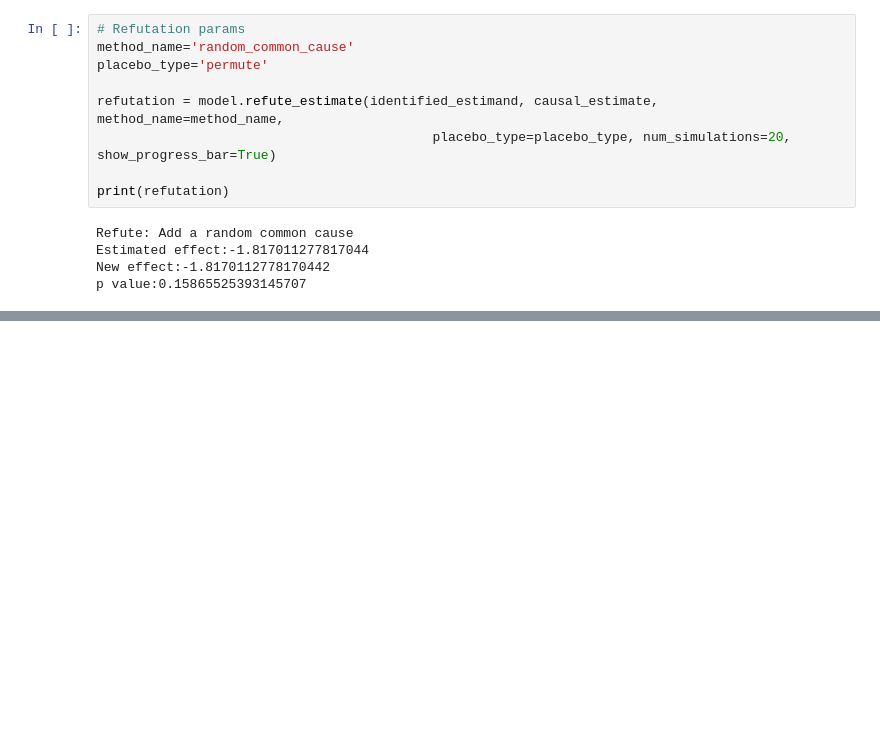
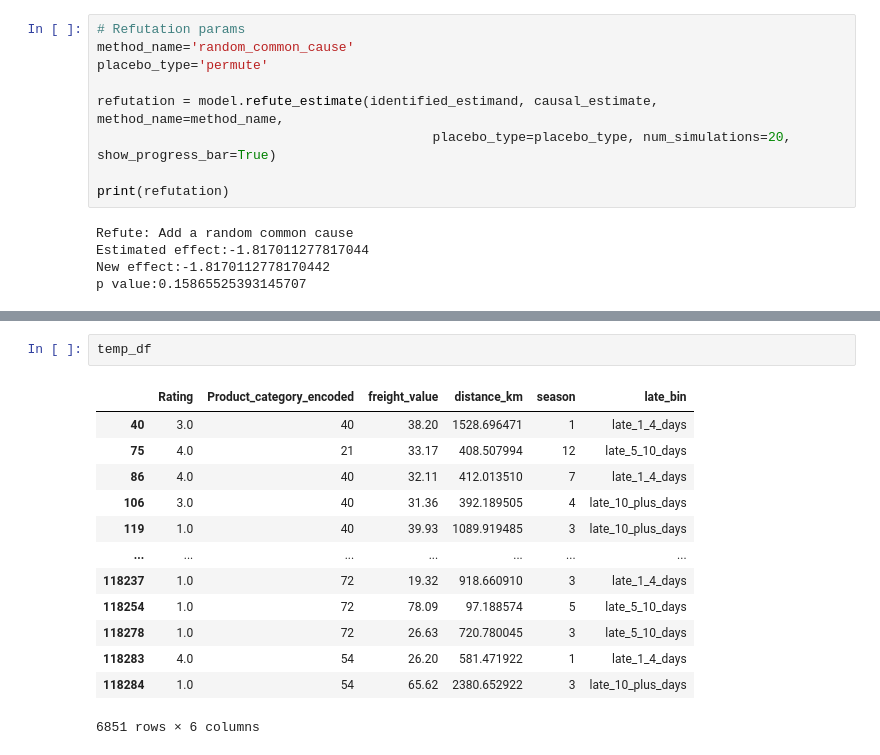
Before and after one commit to juanpi19/causal-inference-marketplace, a Jupyter notebook: notebooks/model-development.ipynb, the cells around one changed output, grey strips where cells are left out. Drawn from its saved outputs; the diff is of its cells as text; blank space fills up the shorter version.

```diff
--- a/notebooks/model-development.ipynb
+++ b/notebooks/model-development.ipynb
@@ -193,0 +439,16 @@ p value:0.15865525393145707
+# %%
+temp_df
+# %% [output]
+|  | Rating | Product_category_encoded | freight_value | distance_km | season | late_bin |
+| 40 | 3.0 | 40 | 38.20 | 1528.696471 | 1 | late_1_4_days |
+| 75 | 4.0 | 21 | 33.17 | 408.507994 | 12 | late_5_10_days |
+| 86 | 4.0 | 40 | 32.11 | 412.013510 | 7 | late_1_4_days |
+| 106 | 3.0 | 40 | 31.36 | 392.189505 | 4 | late_10_plus_days |
+| 119 | 1.0 | 40 | 39.93 | 1089.919485 | 3 | late_10_plus_days |
+| ... | ... | ... | ... | ... | ... | ... |
+| 118237 | 1.0 | 72 | 19.32 | 918.660910 | 3 | late_1_4_days |
+| 118254 | 1.0 | 72 | 78.09 | 97.188574 | 5 | late_5_10_days |
+| 118278 | 1.0 | 72 | 26.63 | 720.780045 | 3 | late_5_10_days |
+| 118283 | 4.0 | 54 | 26.20 | 581.471922 | 1 | late_1_4_days |
+| 118284 | 1.0 | 54 | 65.62 | 2380.652922 | 3 | late_10_plus_days |
+6851 rows × 6 columns
```
Also changed, not shown: parts of 17 cells of this notebook, 4 other files.
